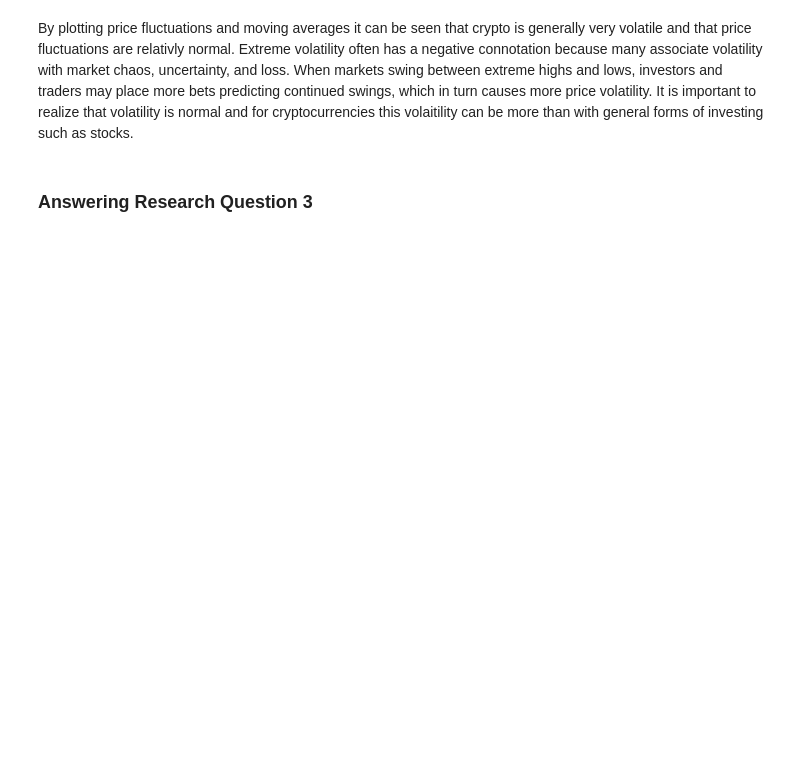
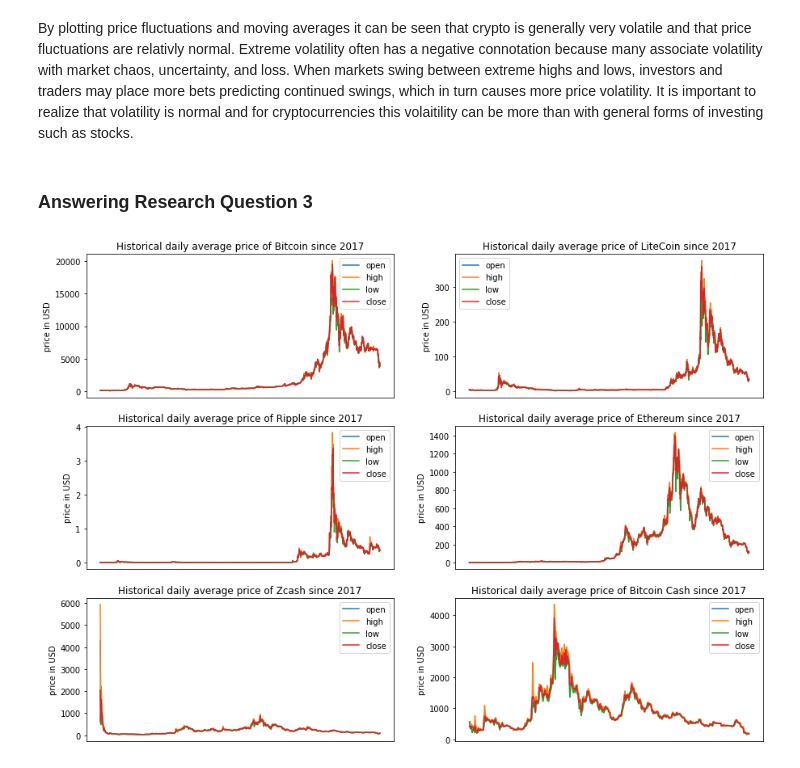
Before and after one commit to ithakker/CISC367FinalIshaanThakker, a Jupyter notebook: final.ipynb, the cells around one changed output. Saved outputs shown, nothing was run; the diff lists cells and outputs as text; code cells hidden in the pictures; blank space fills up the shorter version.

```diff
--- a/final.ipynb
+++ b/final.ipynb
@@ -182,3 +177,50 @@ plt.show()
 By plotting price fluctuations and moving averages it can be seen that crypto is generally very volatile and that price fluctuations are relativly normal. Extreme volatility often has a negative connotation because many associate volatility with market chaos, uncertainty, and loss. When markets swing between extreme highs and lows, investors and traders may place more bets predicting continued swings, which in turn causes more price volatility. It is important to realize that volatility is normal and for cryptocurrencies this volaitility can be more than with general forms of investing such as stocks.
 # %% [markdown]
 ### Answering Research Question 3
+# %%
+plt.figure(figsize=(15, 15))
+plt.subplot(4,2,1)
+plt.plot(bitcoin[['open','high','low','close']])
+plt.ylabel('price in USD')
+plt.xticks([])
+plt.title('Historical daily average price of Bitcoin since 2017')
+plt.legend(['open','high','low','close'])
+
+plt.subplot(4,2,2)
+plt.plot(litecoin[['open','high','low','close']])
+plt.ylabel('price in USD')
+plt.xticks([])
+plt.title('Historical daily average price of LiteCoin since 2017')
+plt.legend(['open','high','low','close'])
+
+plt.subplot(4,2,3)
+plt.plot(ripple[['open','high','low','close']])
+plt.ylabel('price in USD')
+plt.xticks([])
+plt.title('Historical daily average price of Ripple since 2017')
+plt.legend(['open','high','low','close'])
+
+plt.subplot(4,2,4)
+plt.plot(ethereum[['open','high','low','close']])
+plt.ylabel('price in USD')
+plt.xticks([])
+plt.title('Historical daily average price of Ethereum since 2017')
+plt.legend(['open','high','low','close'])
+
+plt.subplot(4,2,5)
+plt.plot(zcash[['open','high','low','close']])
+plt.ylabel('price in USD')
+plt.xticks([])
+plt.title('Historical daily average price of Zcash since 2017')
+plt.legend(['open','high','low','close'])
+
+plt.subplot(4,2,6)
+plt.plot(bitcoin_cash[['open','high','low','close']])
+plt.ylabel('price in USD')
+plt.xticks([])
+plt.title('Historical daily average price of Bitcoin Cash since 2017')
+plt.legend(['open','high','low','close'])
+
+plt.show()
+# %% [output]
+[figure, added]
```
Also changed, not shown: parts of 8 cells of this notebook, 1 other file.
